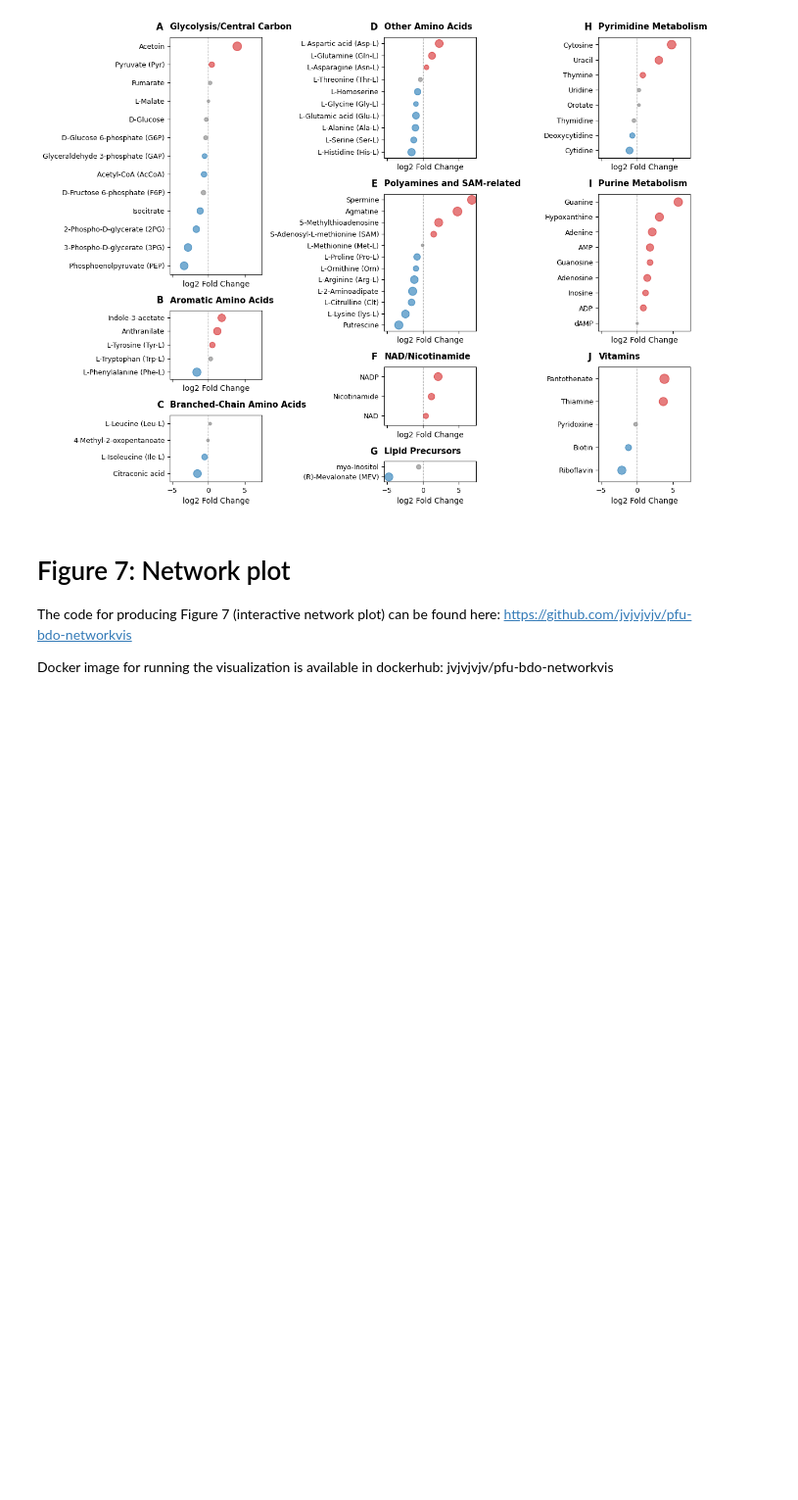
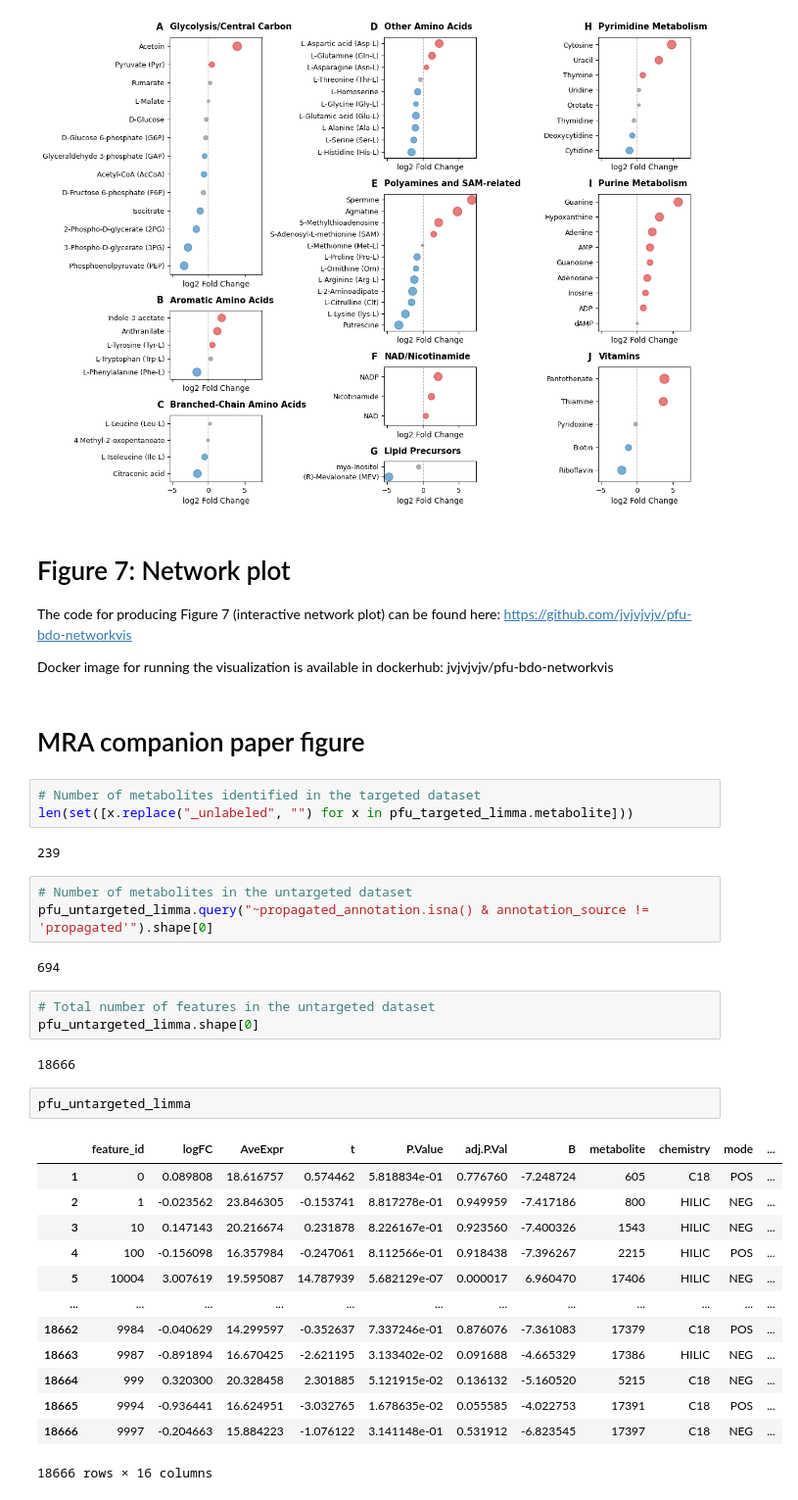
Before and after one commit to zhanglab/GEM-iPfu, a Jupyter notebook: manuscript/OQuinn_2026/Fig_8-9.ipynb, the cells around one changed output. Shown at 98% size. Drawn from its saved outputs; the diff is of its cells as text; blank space fills up the shorter version.

Commit message:
Add section for companion MRA to notebook

```diff
--- a/manuscript/OQuinn_2026/Fig_8-9.ipynb
+++ b/manuscript/OQuinn_2026/Fig_8-9.ipynb
@@ -1143,3 +1143,36 @@ plt.show()
 The code for producing Figure 7 (interactive network plot) can be found here: https://github.com/jvjvjvjv/pfu-bdo-networkvis
 
 Docker image for running the visualization is available in dockerhub: jvjvjvjv/pfu-bdo-networkvis
+# %% [markdown]
+# MRA companion paper figure
+# %%
+# Number of metabolites identified in the targeted dataset
+len(set([x.replace("_unlabeled", "") for x in pfu_targeted_limma.metabolite]))
+# %% [output]
+239
+# %%
+# Number of metabolites in the untargeted dataset
+pfu_untargeted_limma.query("~propagated_annotation.isna() & annotation_source != 'propagated'").shape[0]
+# %% [output]
+694
+# %%
+# Total number of features in the untargeted dataset
+pfu_untargeted_limma.shape[0]
+# %% [output]
+18666
+# %%
+pfu_untargeted_limma
+# %% [output]
+|  | feature_id | logFC | AveExpr | t | P.Value | adj.P.Val | B | metabolite | chemistry | mode | ... |
+| 1 | 0 | 0.089808 | 18.616757 | 0.574462 | 5.818834e-01 | 0.776760 | -7.248724 | 605 | C18 | POS | ... |
+| 2 | 1 | -0.023562 | 23.846305 | -0.153741 | 8.817278e-01 | 0.949959 | -7.417186 | 800 | HILIC | NEG | ... |
+| 3 | 10 | 0.147143 | 20.216674 | 0.231878 | 8.226167e-01 | 0.923560 | -7.400326 | 1543 | HILIC | NEG | ... |
+| 4 | 100 | -0.156098 | 16.357984 | -0.247061 | 8.112566e-01 | 0.918438 | -7.396267 | 2215 | HILIC | POS | ... |
+| 5 | 10004 | 3.007619 | 19.595087 | 14.787939 | 5.682129e-07 | 0.000017 | 6.960470 | 17406 | HILIC | NEG | ... |
+| ... | ... | ... | ... | ... | ... | ... | ... | ... | ... | ... | ... |
+| 18662 | 9984 | -0.040629 | 14.299597 | -0.352637 | 7.337246e-01 | 0.876076 | -7.361083 | 17379 | C18 | POS | ... |
+| 18663 | 9987 | -0.891894 | 16.670425 | -2.621195 | 3.133402e-02 | 0.091688 | -4.665329 | 17386 | HILIC | NEG | ... |
+| 18664 | 999 | 0.320300 | 20.328458 | 2.301885 | 5.121915e-02 | 0.136132 | -5.160520 | 5215 | C18 | NEG | ... |
+| 18665 | 9994 | -0.936441 | 16.624951 | -3.032765 | 1.678635e-02 | 0.055585 | -4.022753 | 17391 | C18 | POS | ... |
+| 18666 | 9997 | -0.204663 | 15.884223 | -1.076122 | 3.141148e-01 | 0.531912 | -6.823545 | 17397 | C18 | NEG | ... |
+18666 rows × 16 columns
```
Also changed, not shown: parts of 1 cell of this notebook.
